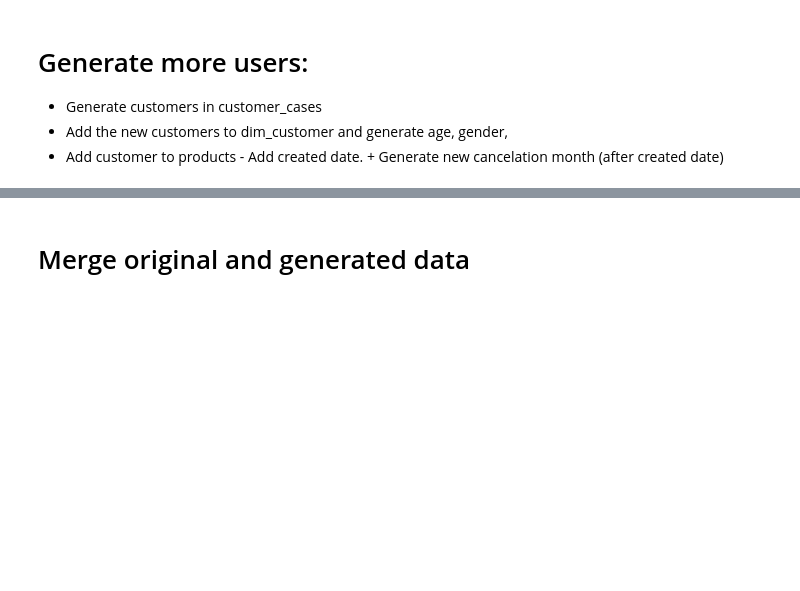
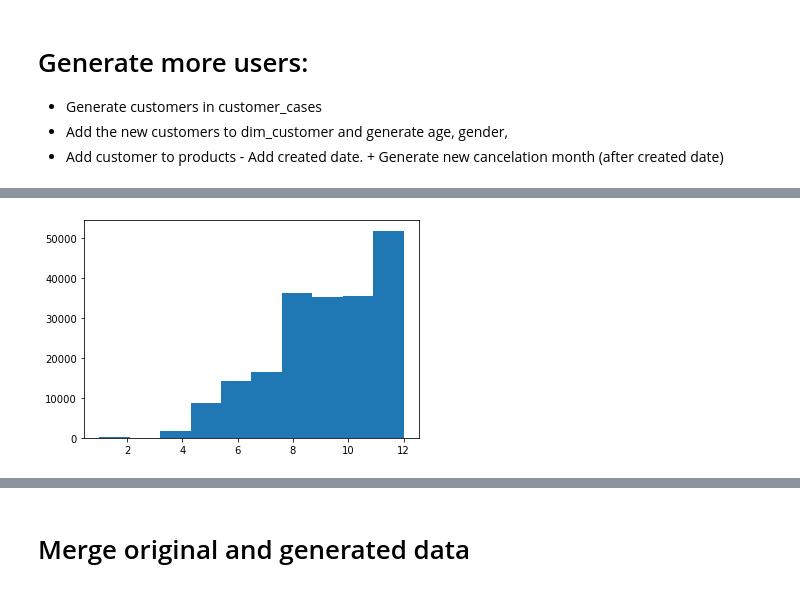
Before and after one commit to MartinBA741/QlikWorld, a Jupyter notebook: gen_data.ipynb, the cells around one changed output, grey strips where cells are left out. Saved outputs shown, nothing was run; the diff lists cells and outputs as text; code cells hidden in the pictures; blank space fills up the shorter version.

```diff
--- a/gen_data.ipynb
+++ b/gen_data.ipynb
@@ -73,3 +71,8 @@ mini_df
+# %%
+plt.hist(gen_cases['date_time'].dt.month)
+plt.show()
+# %% [output]
+[figure, added]
 # %%
 gen_cust = pd.DataFrame({
     'customer_id' : np.array(pd.Series(np.repeat("C", sample_size)) + pd.Series(np.arange(511380, 511380+sample_size)).astype(str)),
```
Also changed, not shown: parts of 14 cells of this notebook.
